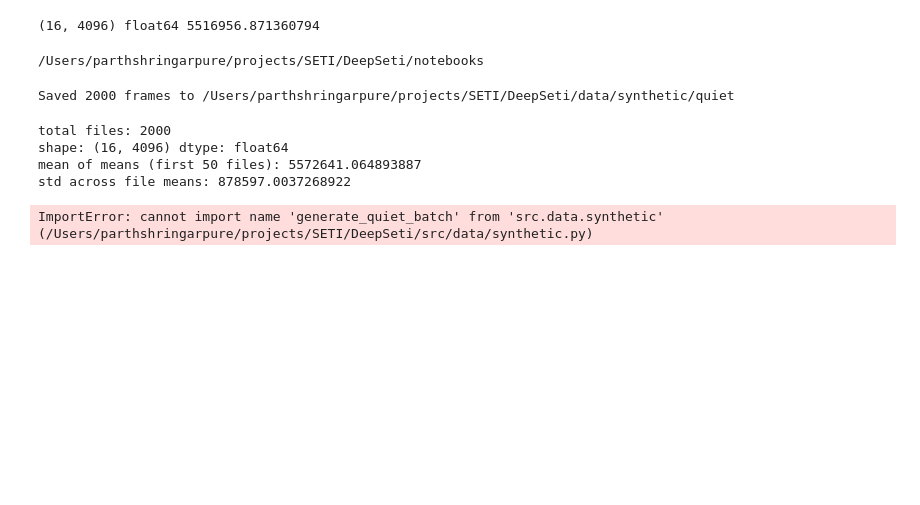
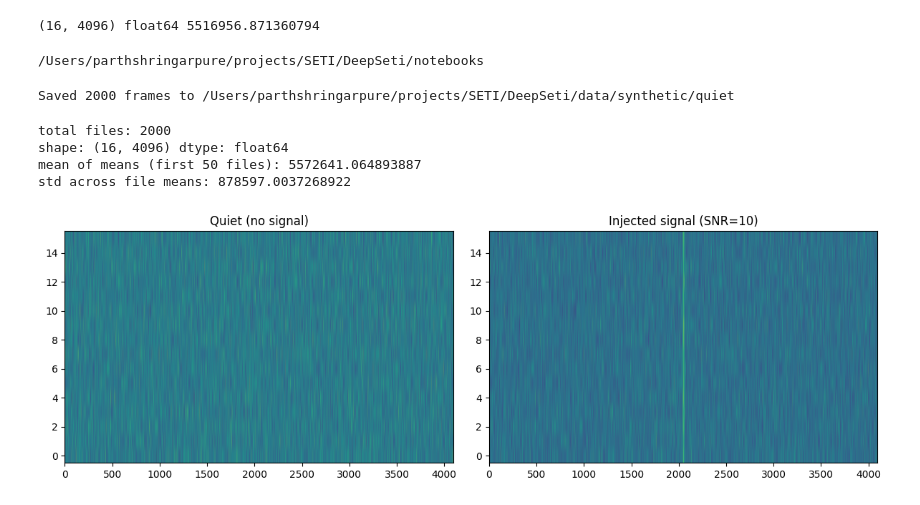
Before and after one commit to ParthShringarpure09/deepseti, a Jupyter notebook: notebooks/01_setigen_exploration.ipynb, the cells around one changed output. Saved outputs shown, nothing was run; the diff lists cells and outputs as text; code cells hidden in the pictures; blank space fills up the shorter version.

```diff
--- a/notebooks/01_setigen_exploration.ipynb
+++ b/notebooks/01_setigen_exploration.ipynb
@@ -119,6 +119,23 @@ shape: (16, 4096) dtype: float64
 mean of means (first 50 files): 5572641.064893887
 std across file means: 878597.0037268922
 # %%
-from src.data.synthetic import generate_quiet_frame, generate_quiet_batch
+import importlib
+import src.data.synthetic
+importlib.reload(src.data.synthetic)
+from src.data.synthetic import *
-# %% [output]
-ImportError: cannot import name 'generate_quiet_batch' from 'src.data.synthetic' (/Users/parthshringarpure/projects/SETI/DeepSeti/src/data/synthetic.py)
+# %%
+quiet = generate_quiet_frame(seed=42)
+injected = inject_synthetic_signal(snr=10, seed=42)
+
+fig, axes = plt.subplots(1, 2, figsize=(12, 4))
+
+axes[0].imshow(quiet, aspect="auto", origin="lower", cmap="viridis")
+axes[0].set_title("Quiet (no signal)")
+
+axes[1].imshow(injected, aspect="auto", origin="lower", cmap="viridis")
+axes[1].set_title("Injected signal (SNR=10)")
+
+plt.tight_layout()
+plt.show()
+# %% [output]
+[figure, added]
```
Also changed, not shown: parts of 6 cells of this notebook, 3 other files.
